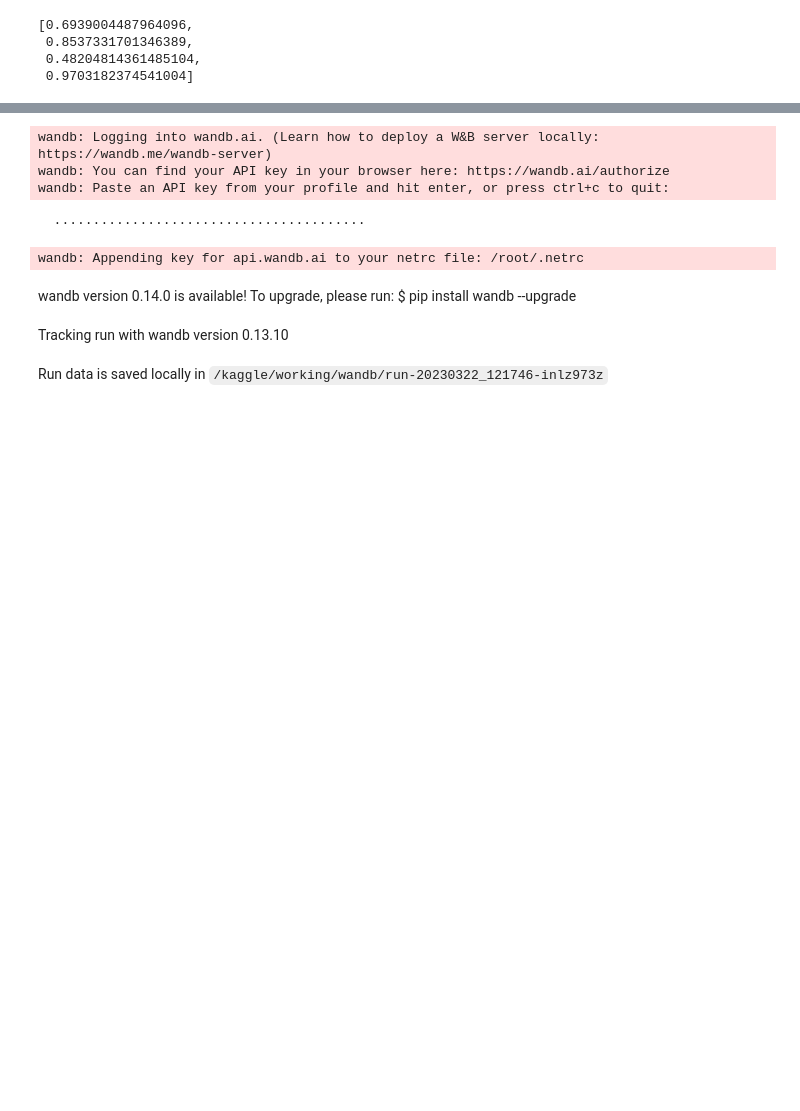
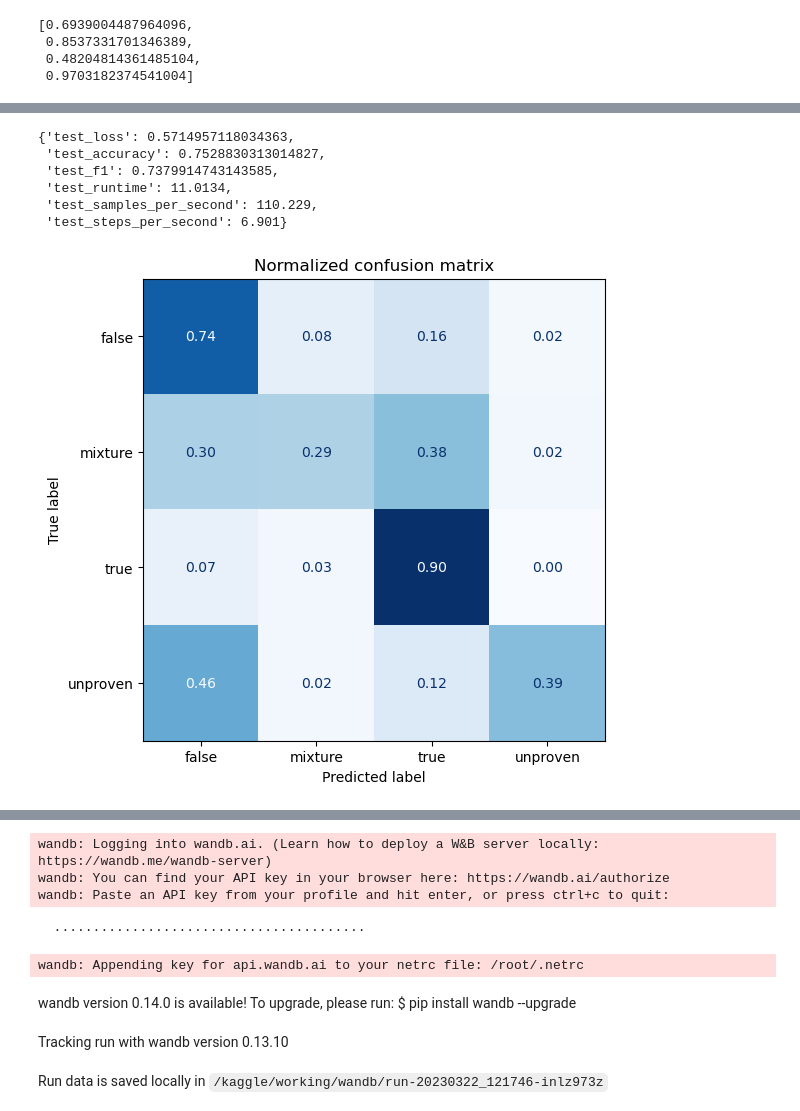
Before and after one commit to NeuroGrid/pubhealth, a Jupyter notebook: pubhealth-deeper.ipynb, the cells around one changed output, grey strips where cells are left out. Cells and saved outputs as stored; diff of their text form; code cells hidden in the pictures; blank space fills up the shorter version.

```diff
--- a/pubhealth-deeper.ipynb
+++ b/pubhealth-deeper.ipynb
@@ -357,0 +415,2 @@ trainer.train();
+# %%
+preds_output = trainer.predict(health_fact_encoded["validation"])
@@ -357,0 +419,15 @@ trainer.train();
+# %%
+preds_output.metrics
+# %% [output]
+{'test_loss': 0.5714957118034363,
+ 'test_accuracy': 0.7528830313014827,
+ 'test_f1': 0.7379914743143585,
+ 'test_runtime': 11.0134,
+ 'test_samples_per_second': 110.229,
+ 'test_steps_per_second': 6.901}
+# %%
+y_preds = np.argmax(preds_output.predictions, axis=1)
+# %%
+plot_confusion_matrix(y_preds, y_valid, labels)
+# %% [output]
+[figure, added]
```
Also changed, not shown: parts of 21 cells of this notebook.
